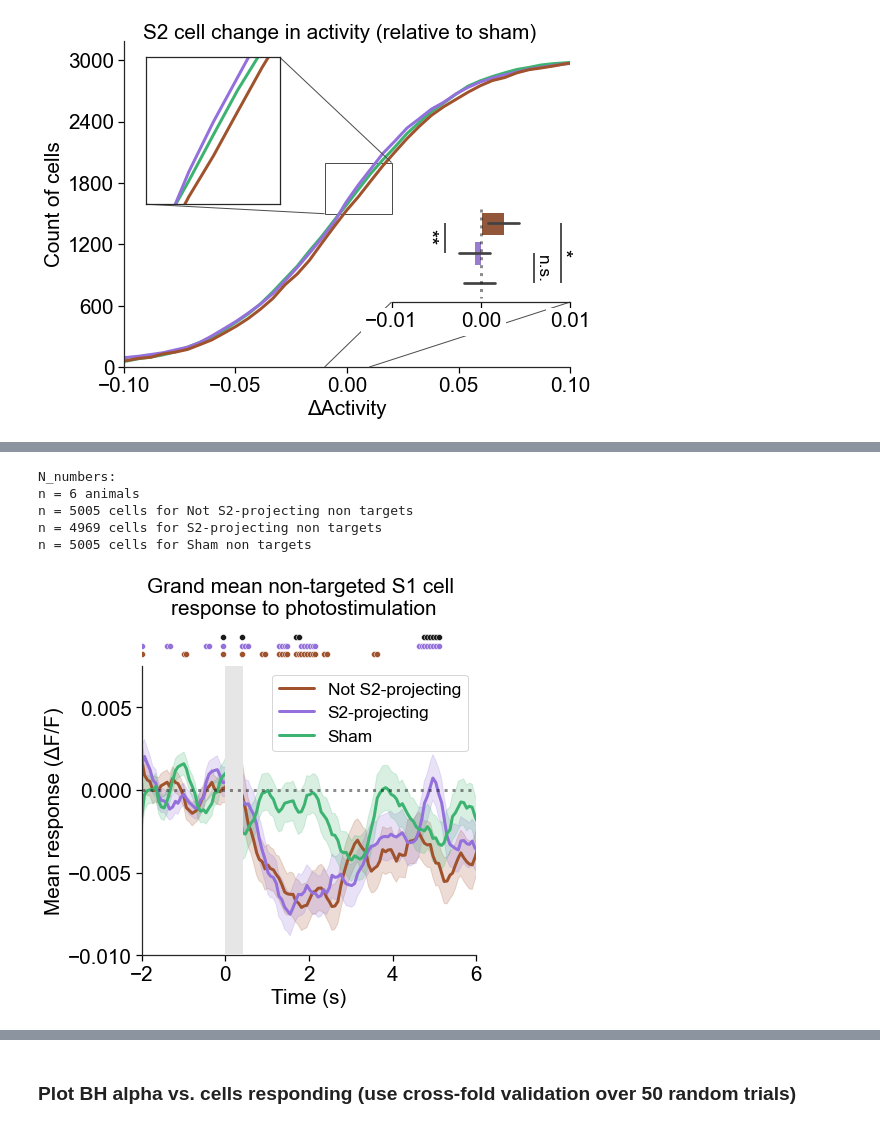
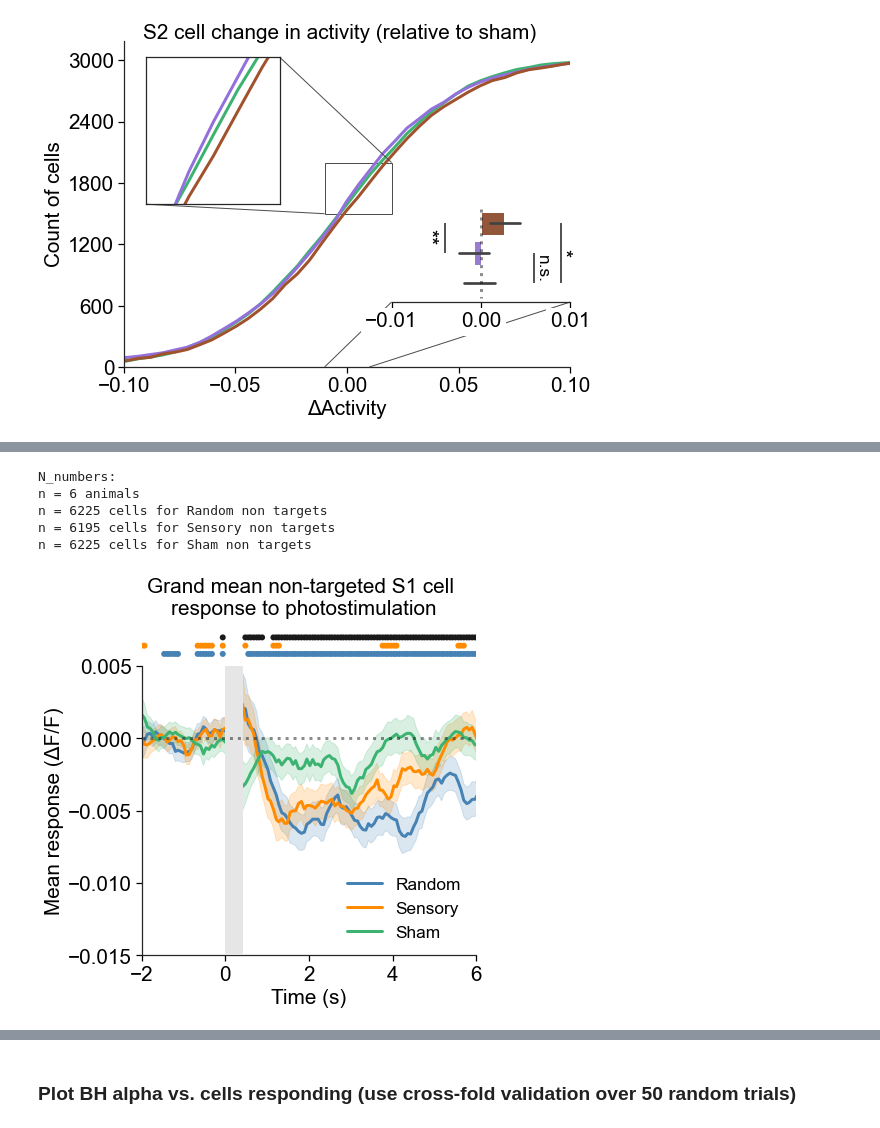
Before and after one commit to Packer-Lab/Vape, a Jupyter notebook: jupyter/rob/ia_photostim_analyses.ipynb, the cells around one changed output, grey strips where cells are left out. Cells and saved outputs as stored; diff of their text form; code cells hidden in the pictures.

Commit message:
figure title edits, new interneuron figure, analysis of random trial type with fewer targets

```diff
--- a/jupyter/rob/ia_photostim_analyses.ipynb
+++ b/jupyter/rob/ia_photostim_analyses.ipynb
@@ -10,7 +10,7 @@ import utils.gsheets_importer as gsi
 import utils.ia_funcs as ia
 from utils.paq2py import *
 
-session_type = 'combined'
+session_type = 'projection_2sec_test'
 # 'sensory_nodetrend'
 # 'sensory_highactivity'
 # 'sensory_topactivity'
@@ -22,6 +22,7 @@ session_type = 'combined'
 # 'projection_2sec_test'
 # 'interneuron'
 # 'combined'
+# 'sensory_fewtargets'
 
 plot_lw = 3
 patch_color = '0.9'
@@ -164,7 +165,7 @@ if sensory:
 # save_path = fig_save_path + '_cell_grandaverage_dff_trace'
 # ia.savePlot(save_path)
 # %%
-# GRAND AVERAGE OF ALL CELLS (POSITIVE AND NEGATIVE)
+# GRAND AVERAGE OF TARGET CELLS (POSITIVE AND NEGATIVE)
 
 target_type = ['pr_target', 'ps_target', 'pr_target']
 responses = ['pr_sta_resp', 'ps_sta_resp', 'spont_sta_resp']
@@ -193,7 +194,7 @@ for label, target, response, color in zip(plot_labels, target_type, responses, p
     display(fig)
     clear_output(wait = True)
 
-    n_numbers.append(f'n = {len(s1_targets.unique())} cells for {label} non targets')
+    n_numbers.append(f'n = {len(s1_targets.unique())} cells for {label} targets')
 
 # construct patch to cover stim artifact period
 stim_patch = patches.Rectangle((0,-100), patch_size, 999, zorder=3, color=patch_color)
@@ -241,6 +235,8 @@ n_numbers.append(f'n = {len(cell_df["session_id"].unique())} animals')
 for label, target, response, color in zip(plot_labels, target_type, responses, plot_colors):
 
     # filter dataframes using variables above
+#     trial_type = response.split('_')[0]
+#     nontargets = cell_df[~cell_df[target] & cell_df[f'{trial_type}_resp_sign'] & cell_df['s2_cell']].index
     nontargets = cell_df[~cell_df[target] & cell_df['s2_cell']].index
 
     # populate the plots with filtered data
@@ -273,8 +269,12 @@ ax[1].hlines(0, -2, 10, linestyles='dotted', zorder=4, alpha=0.5, color='k', lw=
 
 if not projection:
     ax[1].set_ylim([-0.015, 0.005])
+#     ax[1].set_ylim([-0.015, 0.025]) # positive responses
+#     ax[1].set_ylim([-0.03, 0.005]) # negative responses
 else:
     ax[1].set_ylim([-0.01, 0.01])
+#     ax[1].set_ylim([-0.05, 0.01])
+#     ax[1].set_ylim([-0.01, 0.05])
 
 ax[1].set_xlim([-2, 6])
 
@@ -290,7 +290,7 @@ for tt_i, (col_1, col_2, color) in enumerate(zip(['pr_sta_resp', 'ps_sta_resp',
                                                  ['spont_sta_resp', 'spont_sta_resp', 'ps_sta_resp'],
                                                  [plot_colors[0], plot_colors[1], 'k'])):
     signif_array = ia.stat_test_timepoint(temp_df, time_array, col_1=col_1, col_2=col_2,
-                                       frames_bin=2, th=0.05)
+                                       frames_bin=4, th=0.05)
     signif_array[(time_array > -0.05) & (time_array <= patch_size + 0.05)] = np.nan
     sns.scatterplot(x=time_array, y=[tt_i * 0.02 if x_val==1 else np.nan for x_val in signif_array],
                     ax=ax[0], color=color, edgecolor='none', lw=0, legend=False)
@@ -603,7 +593,7 @@ Random, Sensory MannwhitneyuResult(statistic=5524110.0, pvalue=0.075706352244379
 # save_path = fig_save_path + '_cell_grandaverage_target_s1nt_dff_trace'
 # ia.savePlot(save_path)
 # %%
-# GRAND AVERAGE OF ALL CELLS (POSITIVE AND NEGATIVE)
+# GRAND AVERAGE OF S1NT CELLS (POSITIVE AND NEGATIVE)
 
 target_type = ['pr_target', 'ps_target', 'pr_target']
 responses = ['pr_sta_resp', 'ps_sta_resp', 'spont_sta_resp']
@@ -655,40 +645,42 @@ else:
 ax[1].set_xlim([-2, 6])
 
 #plot stats
 nontargets = cell_df[(~cell_df['ps_target'] | ~cell_df['pr_target']) & cell_df['s1_cell']].index
 df_filter = cell_mean_timepoint_df['cell_id'].isin(nontargets)
 temp_df = cell_mean_timepoint_df[df_filter].copy()
 temp_df.loc[(temp_df['timepoint'] > 0) & (temp_df['timepoint'] <= photostim_duration),
             ['pr_sta_resp', 'ps_sta_resp', 'spont_sta_resp']] = np.nan # make photostim period NaN
 time_array = cell_mean_timepoint_df['timepoint'].unique()
 
 for tt_i, (col_1, col_2, color) in enumerate(zip(['pr_sta_resp', 'ps_sta_resp', 'pr_sta_resp'],
                                                  ['spont_sta_resp', 'spont_sta_resp', 'ps_sta_resp'],
                                                  [plot_colors[0], plot_colors[1], 'k'])):
     signif_array = ia.stat_test_timepoint(temp_df, time_array, col_1=col_1, col_2=col_2,
-                                       frames_bin=2, th=0.05)
-    signif_array[(time_array > 0) & (time_array <= patch_size)] = np.nan
+                                       frames_bin=4, th=0.05)
+    signif_array[(time_array > -0.05) & (time_array <= patch_size + 0.05)] = np.nan
     sns.scatterplot(x=time_array, y=[tt_i * 0.02 if x_val==1 else np.nan for x_val in signif_array],
-                    ax=ax[0], color=color, edgecolors='none', lw=0, legend=False)
+                    ax=ax[0], color=color, edgecolor='none', lw=0, legend=False)
     clear_output(wait=True)
 
 ax[0].set_ylim([-0.01, 0.02*3])
 ax[0].axis('off')
 plt.subplots_adjust(hspace=0.05)
+
+ax[1].legend().draw_frame(False)
 
 plt.suptitle('Grand mean non-targeted S1 cell \nresponse to photostimulation', fontsize='xx-large', y=1)
 
 print('N_numbers:', *n_numbers, sep='\n')
 
 save_path = fig_save_path + '_cell_grandaverage_s1nt_dff_trace'
 ia.savePlot(save_path)
 # %% [output]
 N_numbers:
 n = 6 animals
-n = 5005 cells for Not S2-projecting non targets
-n = 4969 cells for S2-projecting non targets
-n = 5005 cells for Sham non targets
+n = 6225 cells for Random non targets
+n = 6195 cells for Sensory non targets
+n = 6225 cells for Sham non targets
-[figure, old version]
+[figure, new version]
 # %%
 # # GRAND AVERAGE FOR CELLS PASSING STATISTICAL TEST
 
```
Also changed, not shown: parts of 65 cells of this notebook, 6 other files.
